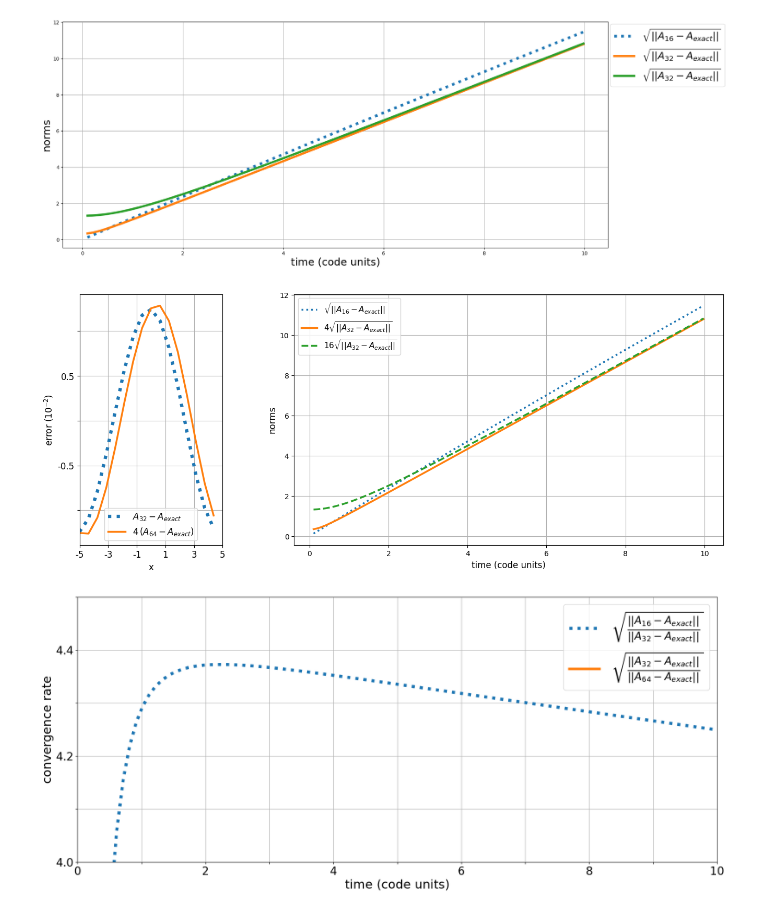
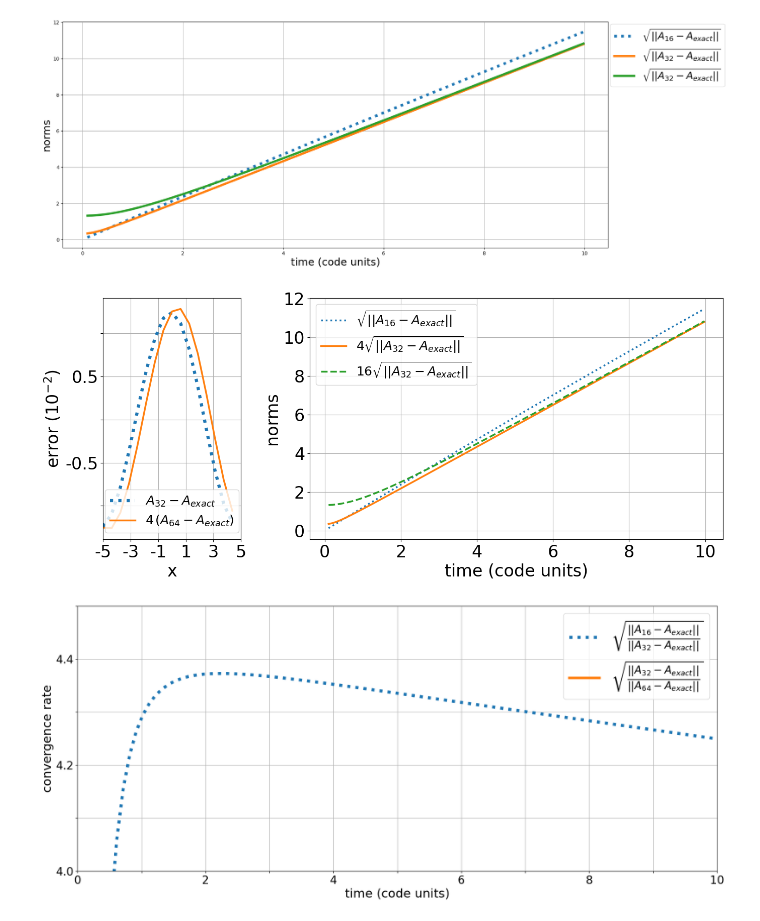
Before and after one commit to giulio-taiocchi/JeccoGt2, a Jupyter notebook: examples/convergence_tests/convergence_plots.ipynb, the cells around one changed output. Saved outputs shown, nothing was run; the diff lists cells and outputs as text; code cells hidden in the pictures.

```diff
--- a/examples/convergence_tests/convergence_plots.ipynb
+++ b/examples/convergence_tests/convergence_plots.ipynb
@@ -367,11 +367,11 @@ ax1 = fig.add_subplot(gs[1])
 ax1.grid("on")
 ax1.set_xlim(-5, 5)
 ax1.set_xticks(-5:2:5)
-ax1.set_xticklabels(string.(collect(-5:2:5)), fontsize=12)
-ax1.set_xlabel("x", fontsize=12)
-ax1.set_ylabel("error "*L"(10^{-2})", fontsize=12)
+ax1.set_xticklabels(string.(collect(-5:2:5)), fontsize=24)
+ax1.set_xlabel("x", fontsize=24)
+ax1.set_ylabel("error "*L"(10^{-2})", fontsize=24)
 ax1.set_yticks(-1.5e-2:0.5e-2:1.5e-2)
-ax1.set_yticklabels(["-1.5","","-0.5","","0.5","","1.5"], fontsize=12)
+ax1.set_yticklabels(["-1.5","","-0.5","","0.5","","1.5"], fontsize=24)
 
 # Plot data
 ti = 99; ui = 28; yi = 10
@@ -379,36 +379,39 @@ ax1.plot(xx_16, A_exact_32_t_c3[ti,ui,:,yi],
          linestyle=":", linewidth=4.5,
          label=L"A_{32}-A_{exact}")
 ax1.plot(xx_16, 4*A_exact_64_t_c3[ti,ui,:,yi],
          linestyle="-", linewidth=2.5,
          label=L"4 \,(A_{64}-A_{exact})")
 
 # Legend with reduced font size
-ax1.legend(fontsize=12, loc=8)
+ax1.legend(fontsize=18, loc=8)
 
 # === Second Plot: Norm Convergence ===
 ax2 = fig.add_subplot(gs[2])
 ax2.grid("on")
-ax2.set_xlabel("time (code units)", fontsize=12)
-ax2.set_ylabel("norms", fontsize=12)
+ax2.set_xlabel("time (code units)", fontsize=24)
+ax2.set_ylabel("norms", fontsize=24)
+#ax2.set_xticklabels(["0","2","4","6","8","10","12"], fontsize=24)
+#ax2.set_yticklabels(string.(collect(0:2:12)), fontsize=24)
+ax2.tick_params(axis="both", labelsize=24)
 
 tfi = 99
 ax2.plot(tt_16[2:tfi], conv_a[2:tfi],
          linestyle=":", linewidth=2.5,
          label=L"\sqrt{ ||A_{16}-A_{exact}||}")
 ax2.plot(tt_16[2:tfi], 4*conv_b[2:tfi],
          linestyle="-", linewidth=2.5,
          label=L"4\sqrt{ ||A_{32}-A_{exact}||}")
 ax2.plot(tt_16[2:tfi], 16*conv_c[2:tfi],
          linestyle="--", linewidth=2.5,  # Dashed line
          label=L"16\sqrt{ ||A_{32}-A_{exact}||}")
 
 # Legend in top-left corner
-ax2.legend(loc="upper left", fontsize=11)
+ax2.legend(loc="upper left", fontsize=18)
 
 
 # Final layout adjustment
 fig.subplots_adjust(hspace=0.25, wspace=0.25, top=0.92, bottom=0.12, left=0.08, right=0.96)
 fig.canvas.draw()
 # %% [output]
-[figure, old version]
+[figure, new version]
 # %%
```
Also changed, not shown: parts of 2 cells of this notebook, 3 other files.
